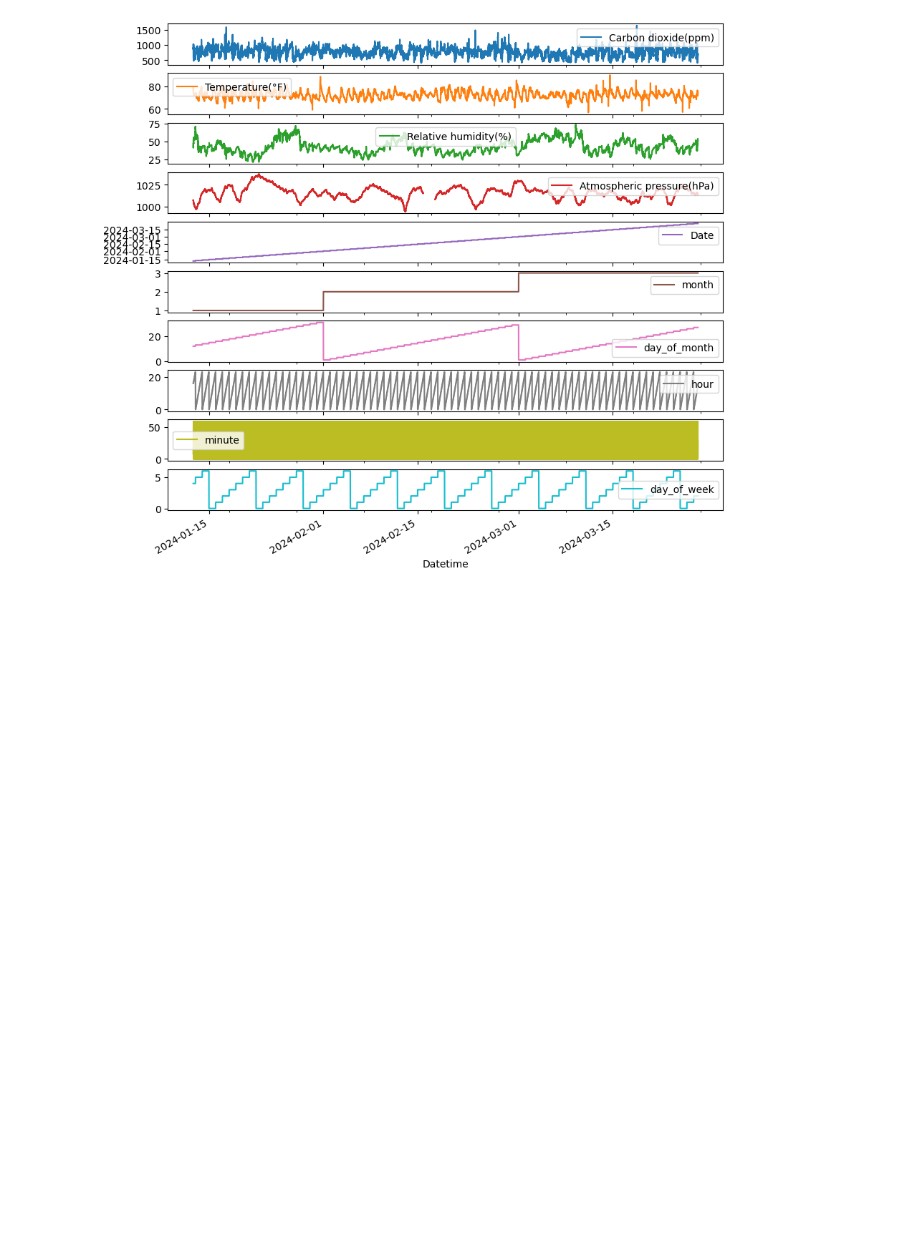
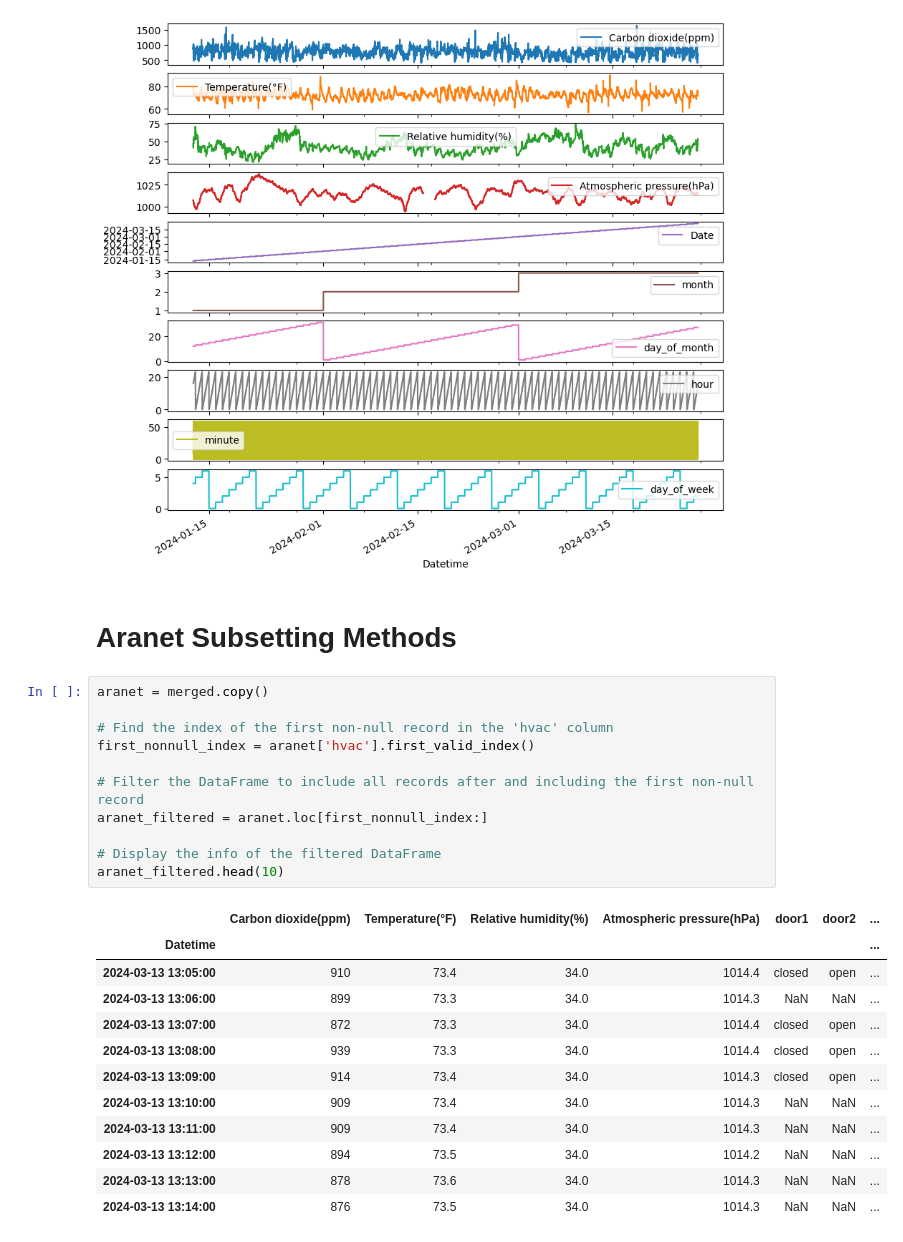
Before and after one commit to coreyddsc/aranet4-project, a Jupyter notebook: coreyd.dsc_temporary/aranet_ts_manipulations.ipynb, the cells around one changed output. Cells and saved outputs as stored; diff of their text form; blank space fills up the shorter version.

Commit message:
subsetting methods

```diff
--- a/coreyd.dsc_temporary/aranet_ts_manipulations.ipynb
+++ b/coreyd.dsc_temporary/aranet_ts_manipulations.ipynb
@@ -370,3 +325,29 @@ aranet4.plot(subplots=True, figsize=(10, 10))
 plt.show()
 # %% [output]
 [figure]
+# %% [markdown]
+# Aranet Subsetting Methods
+# %%
+aranet = merged.copy()
+
+# Find the index of the first non-null record in the 'hvac' column
+first_nonnull_index = aranet['hvac'].first_valid_index()
+
+# Filter the DataFrame to include all records after and including the first non-null record
+aranet_filtered = aranet.loc[first_nonnull_index:]
+
+# Display the info of the filtered DataFrame
+aranet_filtered.head(10)
+# %% [output]
+|  | Carbon dioxide(ppm) | Temperature(°F) | Relative humidity(%) | Atmospheric pressure(hPa) | door1 | door2 | ... |
+| Datetime |  |  |  |  |  |  | ... |
+| 2024-03-13 13:05:00 | 910 | 73.4 | 34.0 | 1014.4 | closed | open | ... |
+| 2024-03-13 13:06:00 | 899 | 73.3 | 34.0 | 1014.3 | NaN | NaN | ... |
+| 2024-03-13 13:07:00 | 872 | 73.3 | 34.0 | 1014.4 | closed | open | ... |
+| 2024-03-13 13:08:00 | 939 | 73.3 | 34.0 | 1014.4 | closed | open | ... |
+| 2024-03-13 13:09:00 | 914 | 73.4 | 34.0 | 1014.3 | closed | open | ... |
+| 2024-03-13 13:10:00 | 909 | 73.4 | 34.0 | 1014.3 | NaN | NaN | ... |
+| 2024-03-13 13:11:00 | 909 | 73.4 | 34.0 | 1014.3 | NaN | NaN | ... |
+| 2024-03-13 13:12:00 | 894 | 73.5 | 34.0 | 1014.2 | NaN | NaN | ... |
+| 2024-03-13 13:13:00 | 878 | 73.6 | 34.0 | 1014.3 | NaN | NaN | ... |
+| 2024-03-13 13:14:00 | 876 | 73.5 | 34.0 | 1014.3 | NaN | NaN | ... |
```
Also changed, not shown: parts of 4 cells of this notebook.
